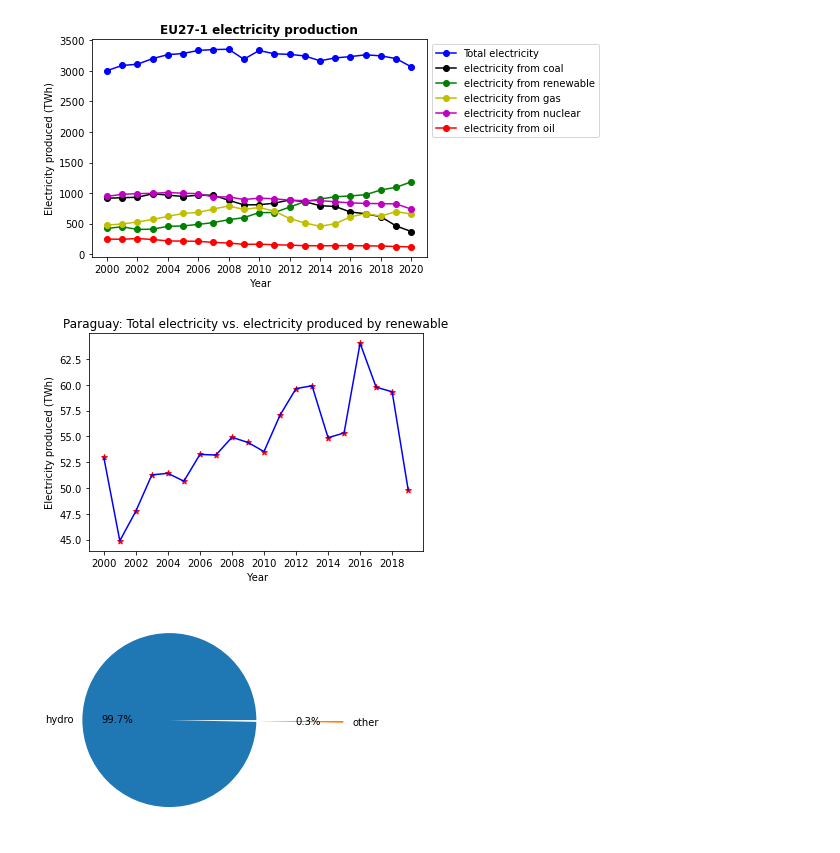
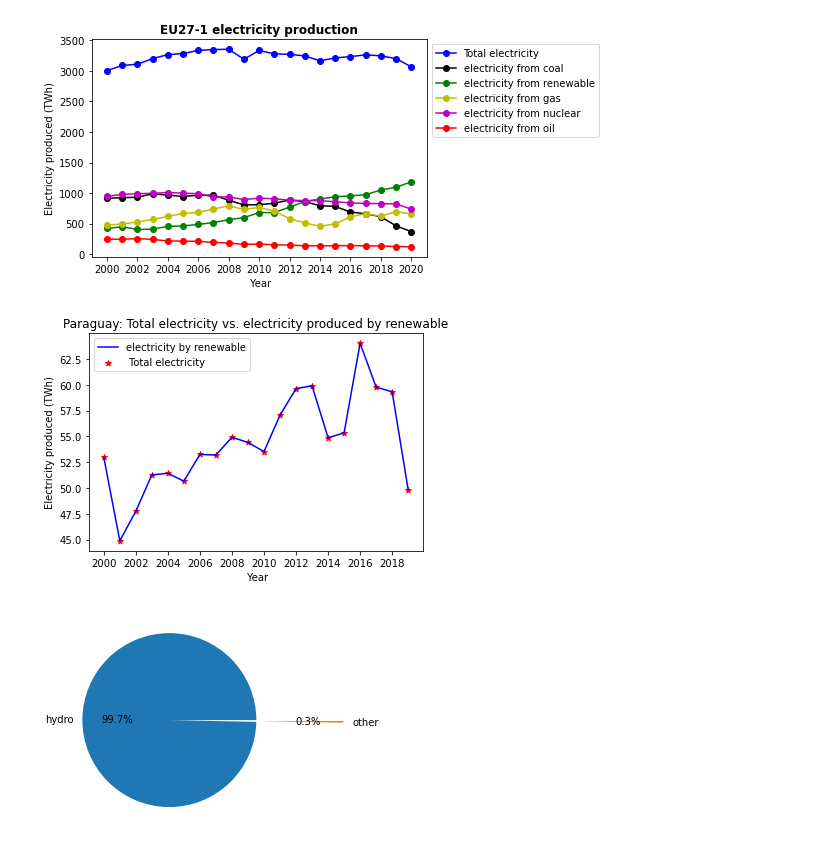
Before and after one commit to skarstent/Project, a Jupyter notebook: Electricity .ipynb, the cells around one changed output. Cells and saved outputs as stored; diff of their text form; code cells hidden in the pictures.

Commit message:
updated disney+, electricity, and pokemon

```diff
--- a/Electricity .ipynb
+++ b/Electricity .ipynb
@@ -301,16 +314,17 @@ plt.show()
 # %%
 # top_10_percent_renewable
 paraguay = countries_back_to_2000[countries_back_to_2000['Entity']=='Paraguay']
 
-plt.scatter(paraguay['Year'], paraguay['Total electricity by renewable'], c='r', marker='*')
-plt.plot(paraguay['Year'], paraguay['Total electricity produced'], c='b')
+plt.scatter(paraguay['Year'], paraguay['Total electricity by renewable'], c='r', marker='*', label=' Total electricity')
+plt.plot(paraguay['Year'], paraguay['Total electricity produced'], c='b', label='electricity by renewable')
 plt.xticks(paraguay['Year'][::2])
 plt.xlabel(' Year')
 plt.ylabel('Electricity produced (TWh)')
 plt.title('Paraguay: Total electricity vs. electricity produced by renewable')
+plt.legend()
 plt.show()
 # %% [output]
-[figure, old version]
+[figure, new version]
 # %%
 def adding(df, colname):
     if df[colname].sum() > 0:
```
Also changed, not shown: parts of 7 cells of this notebook, 2 other files.
